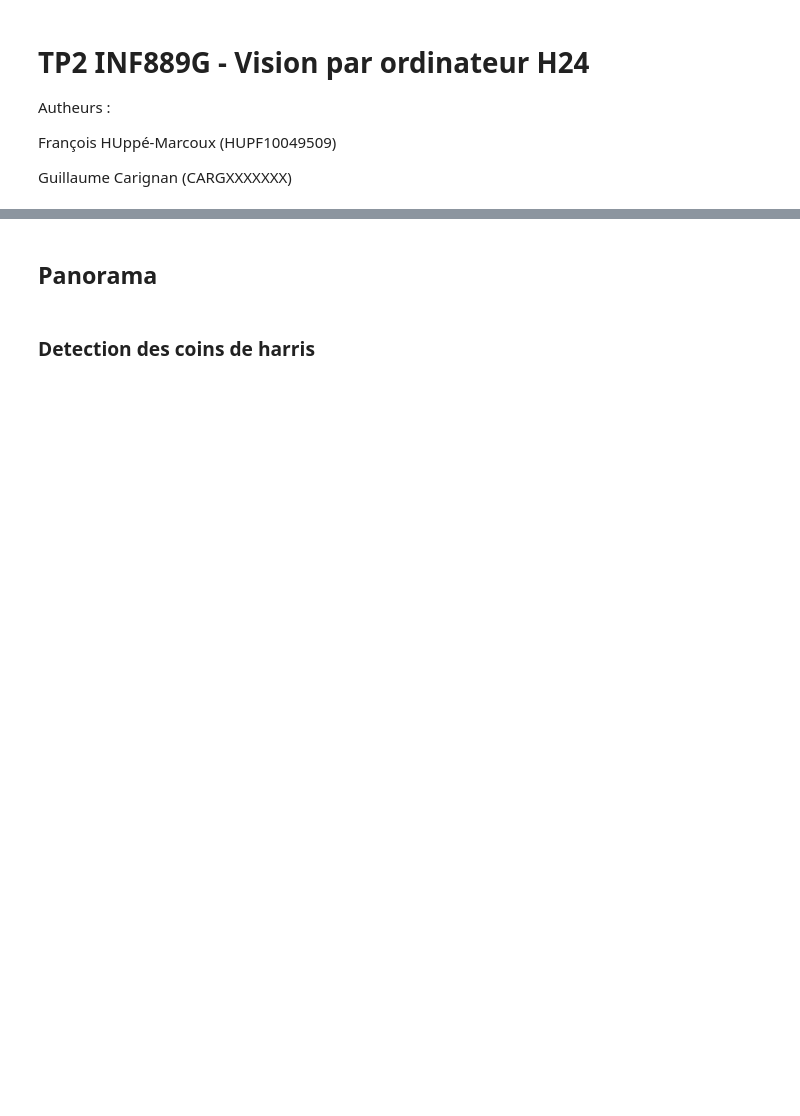
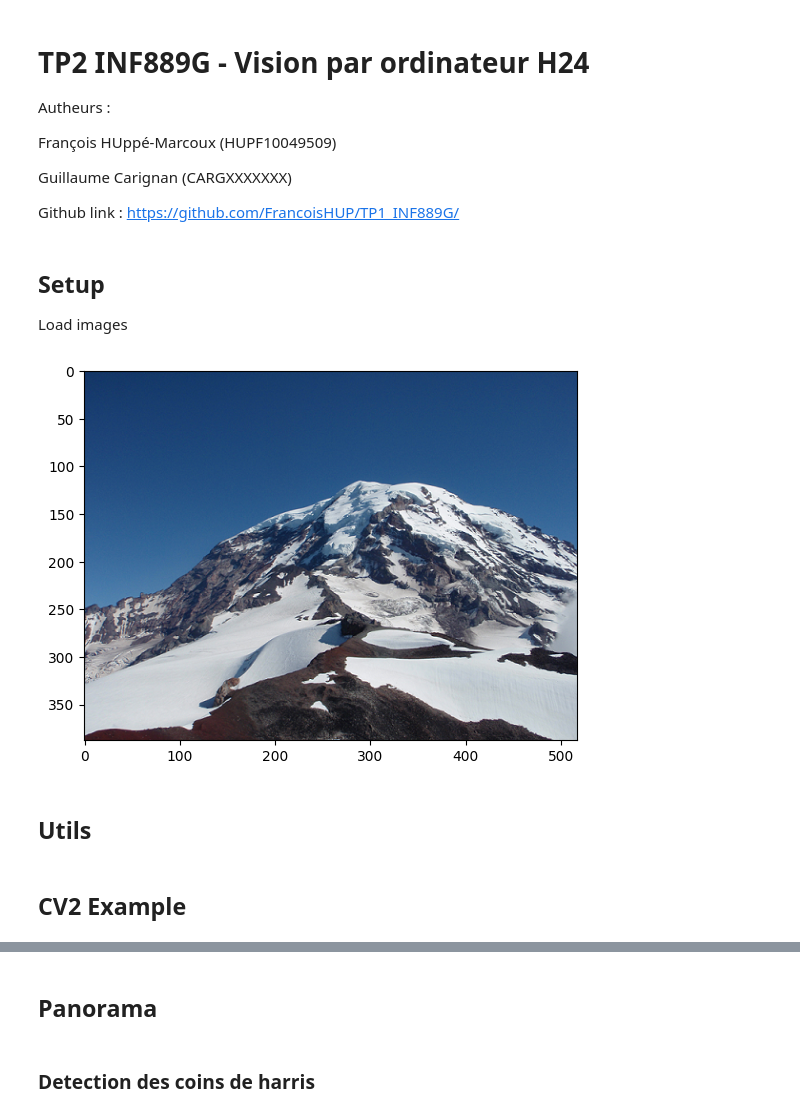
Before and after one commit to FrancoisHUP/TP2_INF889G, a Jupyter notebook: devoir2.ipynb, the cells around one changed output, grey strips where cells are left out. Drawn from its saved outputs; the diff is of its cells as text; code cells hidden in the pictures; blank space fills up the shorter version.

```diff
--- a/devoir2.ipynb
+++ b/devoir2.ipynb
@@ -6,3 +6,9 @@ Autheurs :
 François HUppé-Marcoux (HUPF10049509)
 
 Guillaume Carignan (CARGXXXXXXX)
+
+Github link : https://github.com/FrancoisHUP/TP1_INF889G/
+# %% [markdown]
+## Setup
+
+Load images
@@ -8,0 +39,12 @@ Guillaume Carignan (CARGXXXXXXX)
+# %%
+# plot image
+import matplotlib.pyplot as plt
+from PIL import Image
+
+im=Image.open('data/Rainier1.png')
+plt.imshow(im)
+plt.show()
+# %% [output]
+[figure, added]
+# %% [markdown]
+## Utils
@@ -8,0 +81,2 @@ Guillaume Carignan (CARGXXXXXXX)
+# %% [markdown]
+## CV2 Example
```
Also changed, not shown: parts of 25 cells of this notebook, 1 other file.
